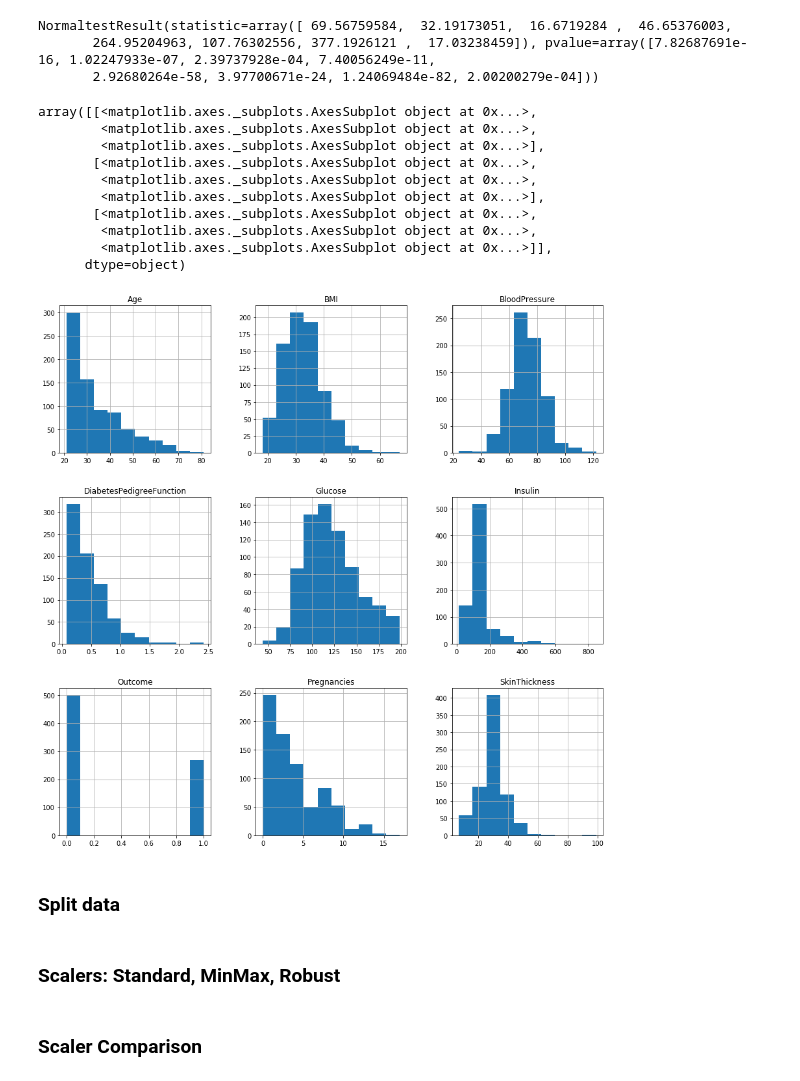
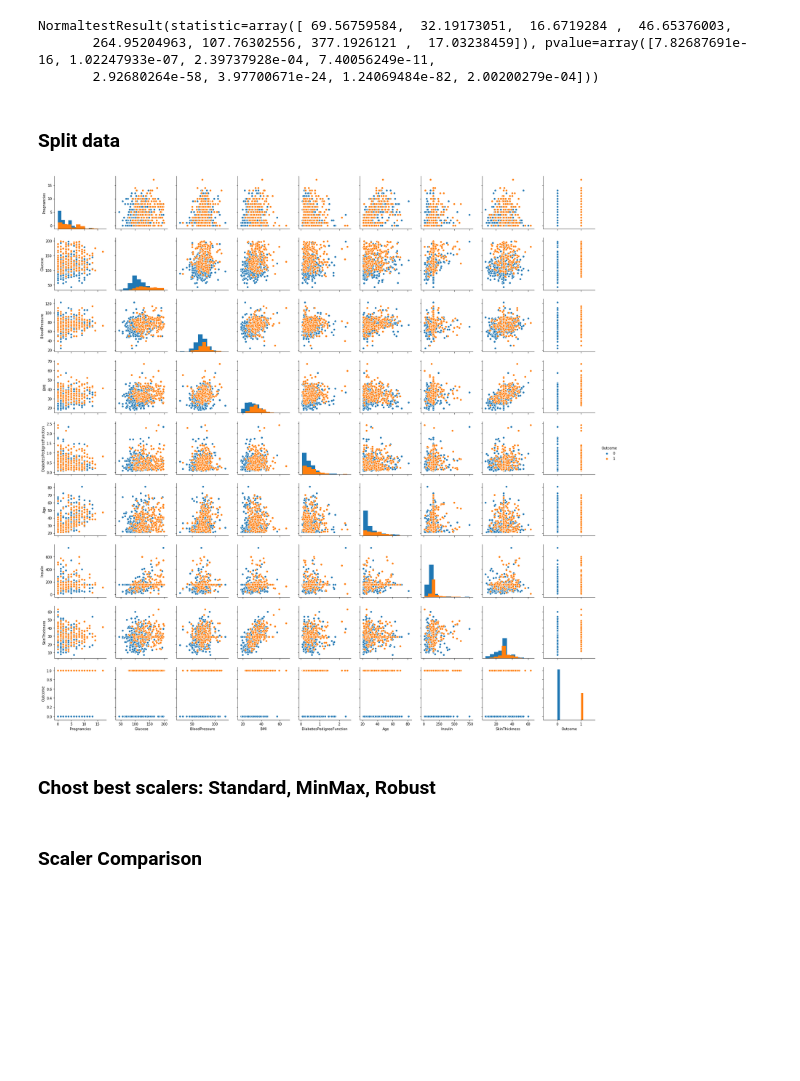
Before and after one commit to zhumazhenis/bigdata-project, a Jupyter notebook: Untitled.ipynb, the cells around one changed output. Drawn from its saved outputs; the diff is of its cells as text; code cells hidden in the pictures; blank space fills up the shorter version.

```diff
--- a/Untitled.ipynb
+++ b/Untitled.ipynb
@@ -101,20 +128,6 @@ stats.normaltest(trainFeatures)
 NormaltestResult(statistic=array([ 69.56759584,  32.19173051,  16.6719284 ,  46.65376003,
        264.95204963, 107.76302556, 377.1926121 ,  17.03238459]), pvalue=array([7.82687691e-16, 1.02247933e-07, 2.39737928e-04, 7.40056249e-11,
        2.92680264e-58, 3.97700671e-24, 1.24069484e-82, 2.00200279e-04]))
-# %%
-data.hist(figsize = (15,15))
-# %% [output]
-array([[<matplotlib.axes._subplots.AxesSubplot object at 0x...>,
-        <matplotlib.axes._subplots.AxesSubplot object at 0x...>,
-        <matplotlib.axes._subplots.AxesSubplot object at 0x...>],
-       [<matplotlib.axes._subplots.AxesSubplot object at 0x...>,
-        <matplotlib.axes._subplots.AxesSubplot object at 0x...>,
-        <matplotlib.axes._subplots.AxesSubplot object at 0x...>],
-       [<matplotlib.axes._subplots.AxesSubplot object at 0x...>,
-        <matplotlib.axes._subplots.AxesSubplot object at 0x...>,
-        <matplotlib.axes._subplots.AxesSubplot object at 0x...>]],
-      dtype=object)
-[figure, removed]
 # %% [markdown]
 ### Split data
 # %%
@@ -131,5 +146,12 @@ def splitData(data):
+# %%
+trainDataCopy = xTrain.copy()
+trainDataCopy['Outcome'] = yTrain
+sns.pairplot(trainDataCopy, hue = 'Outcome', diag_kind='hist')
+plt.show()
+# %% [output]
+[figure, added]
 # %% [markdown]
-### Scalers: Standard, MinMax, Robust
+### Chost best scalers: Standard, MinMax, Robust
 # %%
 # Standard scale
 def standardScale(data):
```
Also changed, not shown: parts of 16 cells of this notebook.
